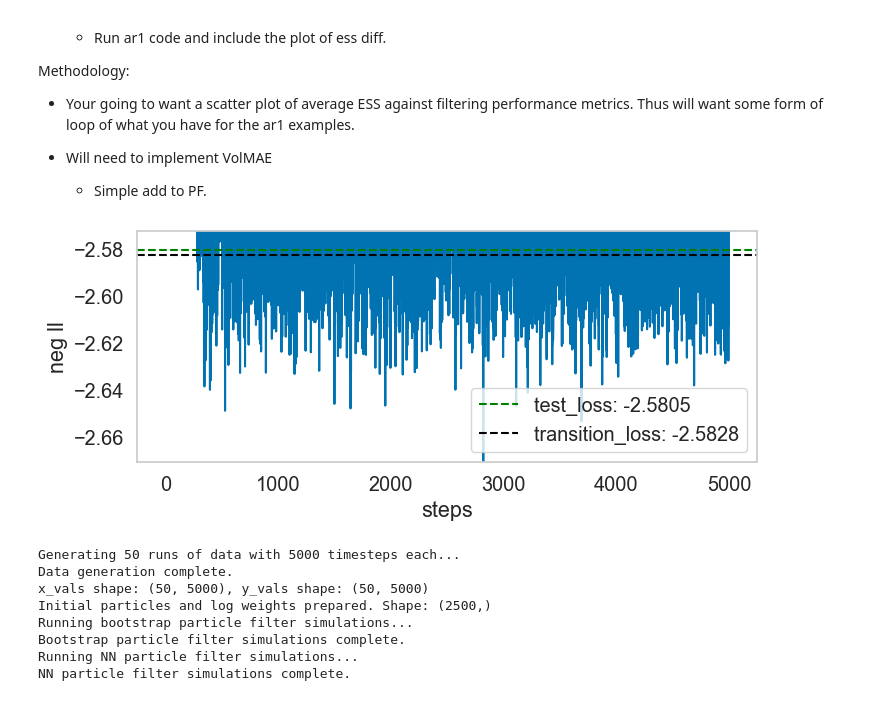
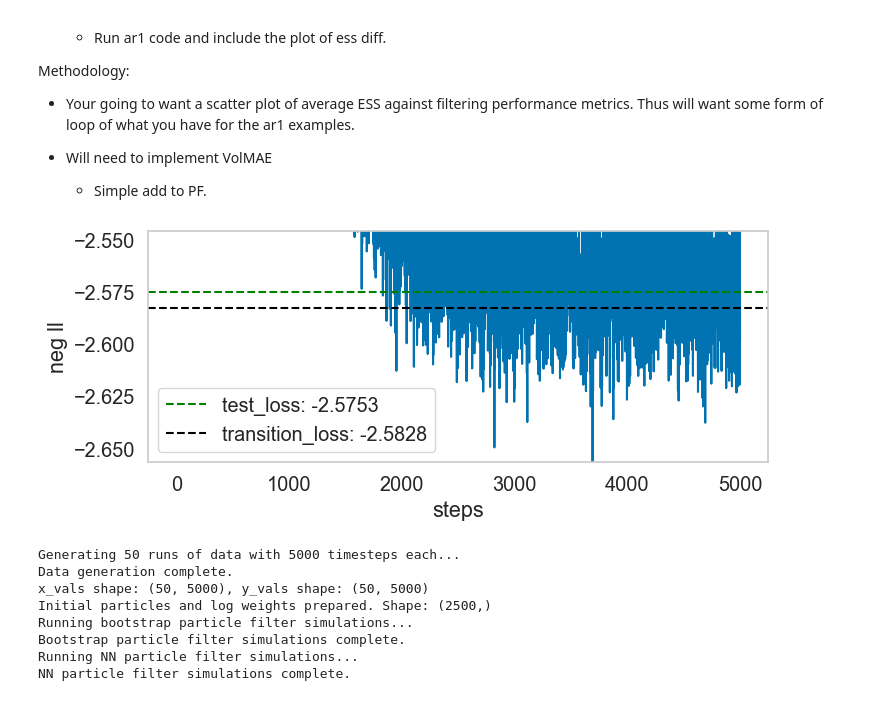
Before and after one commit to chrisjwheeler/NNP-method, a Jupyter notebook: stoch_vol_ess_versus_nn.ipynb, the cells around one changed output. Cells and saved outputs as stored; diff of their text form; code cells hidden in the pictures.

Commit message:
Investigte whether simple model improves stoch
Answer is no, it doenst have the same affect that is seen in ar1
example.

```diff
--- a/stoch_vol_ess_versus_nn.ipynb
+++ b/stoch_vol_ess_versus_nn.ipynb
@@ -127,21 +127,21 @@ stoch_bootstrap_pf = ParticleFilter(f_sample_fn, g_likelihood_single)
 # %%
 def transition_model(input):
     last_x, y = input
     mean = last_x + TAU * KAPPA * (X_BAR - last_x)
     scale = jnp.sqrt(TAU) * SIGMA_SIGMA
     return mean, scale
 
-initial_model = FeedForwardNetwork(1, 64, jax.random.key(72))
+initial_model = FeedForwardNetwork(1, 4, jax.random.key(72))
 stoch_vol_vehicle.train_model(
     TRAIN_KEY,
     initial_model,
     1000,
     steps = 5000,
     X_bar = X_BAR,
     transition_model=transition_model
 )
 # %% [output]
-[figure, old version]
+[figure, new version]
 # %%
 N_RUNS = 50
 N_TIMESTEPS = 5000
```
Also changed, not shown: 1 other file.
